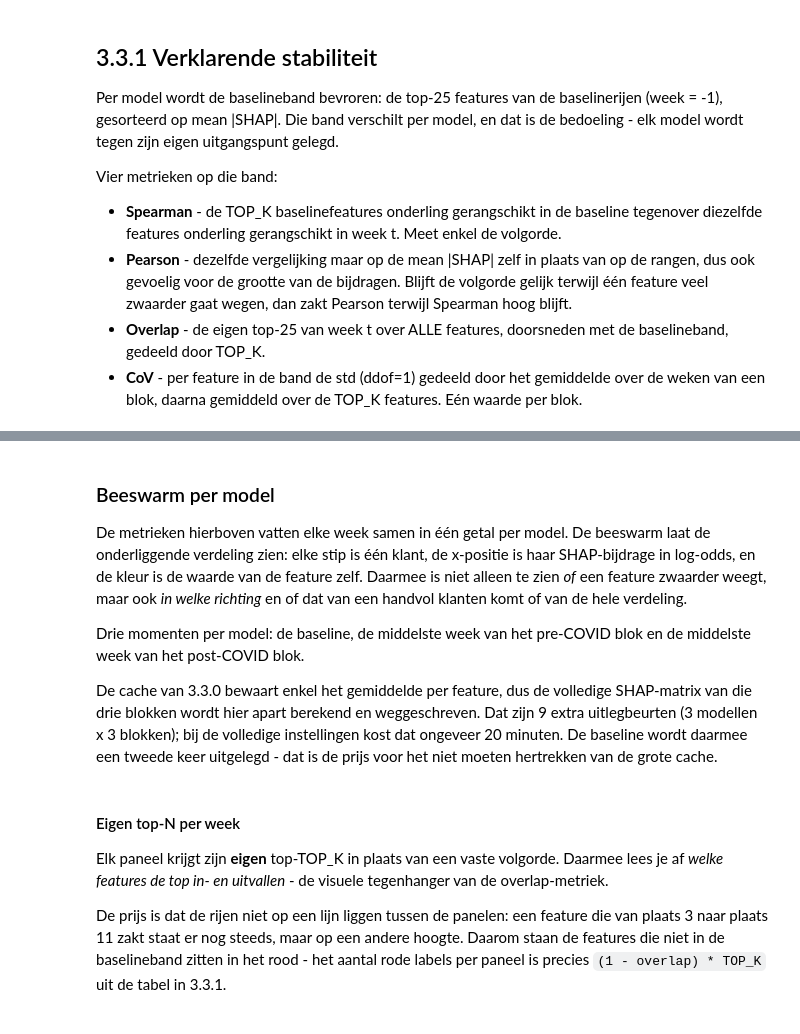
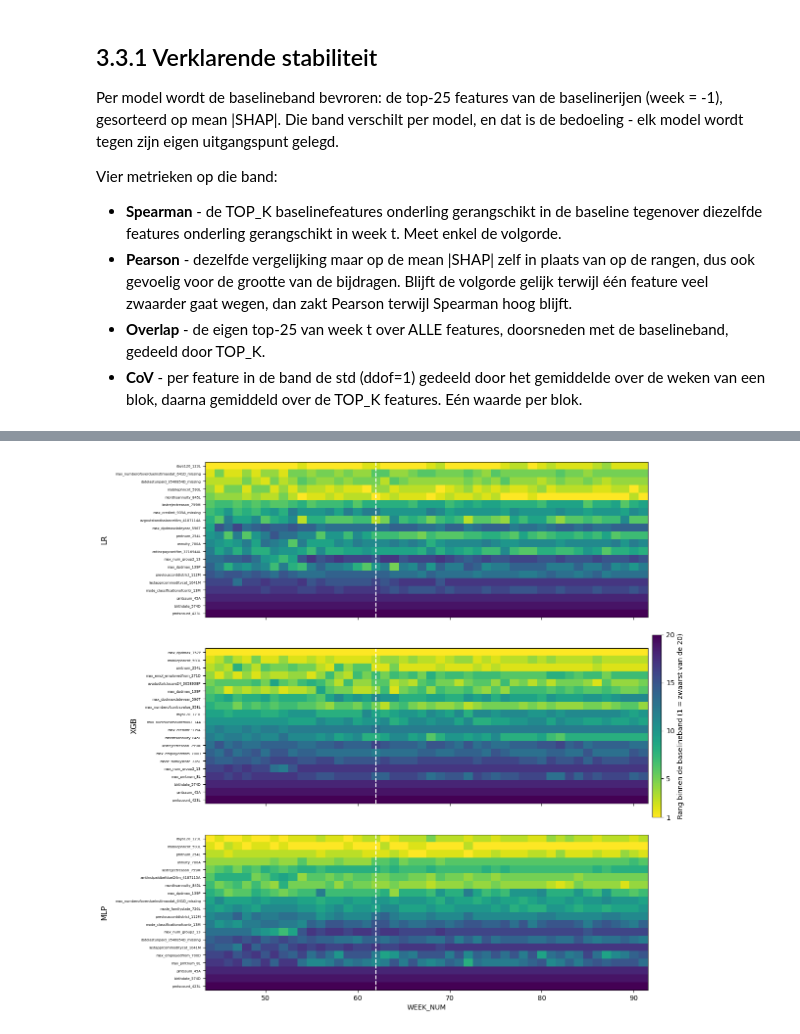
Before and after one commit to Jeanpierre69/casestudy-datamining, a Jupyter notebook: r2_explainable_stab.ipynb, the cells around one changed output, grey strips where cells are left out. Cells and saved outputs as stored; diff of their text form; code cells hidden in the pictures.

```diff
--- a/r2_explainable_stab.ipynb
+++ b/r2_explainable_stab.ipynb
@@ -340,28 +733,36 @@ plt.show()
 # %%
-# F8 - Rangdrift van de baselineband: per model de wekelijkse rang van de TOP_K
-# baselinefeatures, gemeten over ALLE features, van boven naar beneden in baselinevolgorde.
-# Een rij die naar lichter verkleurt is een feature die het model gaandeweg loslaat; de
-# rangcorrelatie in F4 vat ditzelfde beeld samen in een getal per week.
-RANK_MAX = 60
+# F8 - Rangdrift van de baselineband, per model. De rang wordt BINNEN de band gemeten, dus
+# elke week is een permutatie van 1..TOP_K en er valt niets af te kappen. De rijen staan op
+# volgorde van de eerste testweek: die kolom is daardoor een zuiver verloop van licht naar
+# donker, en alles wat daarna van kleur verschiet is echte verschuiving. Dit is dezelfde
+# grootheid als de Spearman in F4, maar per feature uitgesplitst in plaats van samengevat
+# in een getal per week.
+FIRST_WEEK = min(TEST_WEEKS)
 
 fig, axes = plt.subplots(len(MODELS), 1, figsize=(12, 14), sharex=True)
 
 for ax, model_name in zip(axes, MODELS):
-    week_ranks = tables[model_name].loc[list(TEST_WEEKS)].rank(axis=1, ascending=False)
-    band_ranks = week_ranks[bands[model_name]].to_numpy().T
+    band_table = tables[model_name].loc[list(TEST_WEEKS), bands[model_name]]
+    band_ranks = band_table.rank(axis=1, ascending=False)
 
-    im = ax.imshow(band_ranks, aspect="auto", cmap="viridis_r", vmin=1, vmax=RANK_MAX,
+    order = band_ranks.loc[FIRST_WEEK].sort_values().index
+
+    im = ax.imshow(band_ranks[order].to_numpy().T, aspect="auto", cmap="viridis_r",
+                   vmin=1, vmax=TOP_K,
                    extent=[min(TEST_WEEKS) - 0.5, max(TEST_WEEKS) + 0.5,
                            TOP_K - 0.5, -0.5])
     ax.axvline(COVID_WEEK, color="white", linestyle="--", linewidth=1.5)
 
     ax.set_yticks(range(TOP_K))
-    ax.set_yticklabels(bands[model_name], fontsize=5)
+    ax.set_yticklabels(order, fontsize=5)
     ax.set_ylabel(model_name, fontsize=11, labelpad=10)
 
 axes[-1].set_xlabel("WEEK_NUM")
 
-cbar = fig.colorbar(im, ax=axes, fraction=0.02, pad=0.01, extend="max")
-cbar.set_label("Rang van de feature in die week (1 = belangrijkst)")
+cbar = fig.colorbar(im, ax=axes, fraction=0.02, pad=0.01,
+                    ticks=[1] + list(range(5, TOP_K + 1, 5)))
+cbar.set_label(f"Rang binnen de baselineband (1 = zwaarst van de {TOP_K})")
 
 plt.show()
+# %% [output]
+[figure, added]
@@ -399,17 +768,0 @@ plt.show()
-# %% [markdown]
-### Beeswarm per model
-
-De metrieken hierboven vatten elke week samen in één getal per model. De beeswarm laat de
-onderliggende verdeling zien: elke stip is één klant, de x-positie is haar SHAP-bijdrage in
-log-odds, en de kleur is de waarde van de feature zelf. Daarmee is niet alleen te zien *of*
-een feature zwaarder weegt, maar ook *in welke richting* en of dat van een handvol klanten
-komt of van de hele verdeling.
-
-Drie momenten per model: de baseline, de middelste week van het pre-COVID blok en de
-middelste week van het post-COVID blok.
-
-De cache van 3.3.0 bewaart enkel het gemiddelde per feature, dus de volledige SHAP-matrix
-van die drie blokken wordt hier apart berekend en weggeschreven. Dat zijn 9 extra
-uitlegbeurten (3 modellen x 3 blokken); bij de volledige instellingen kost dat ongeveer
-20 minuten. De baseline wordt daarmee een tweede keer uitgelegd - dat is de prijs voor het
-niet moeten hertrekken van de grote cache.
@@ -472,10 +768,0 @@ print(f"Klaar. Cache: {BEESWARM_CACHE}")
-# %% [markdown]
-#### Eigen top-N per week
-
-Elk paneel krijgt zijn **eigen** top-TOP_K in plaats van een vaste volgorde. Daarmee lees je af
-*welke features de top in- en uitvallen* - de visuele tegenhanger van de overlap-metriek.
-
-De prijs is dat de rijen niet op een lijn liggen tussen de panelen: een feature die van plaats
-3 naar plaats 11 zakt staat er nog steeds, maar op een andere hoogte. Daarom staan de features
-die niet in de baselineband zitten in het rood - het aantal rode labels per paneel is precies
-`(1 - overlap) * TOP_K` uit de tabel in 3.3.1.
```
Also changed, not shown: parts of 27 cells of this notebook.
